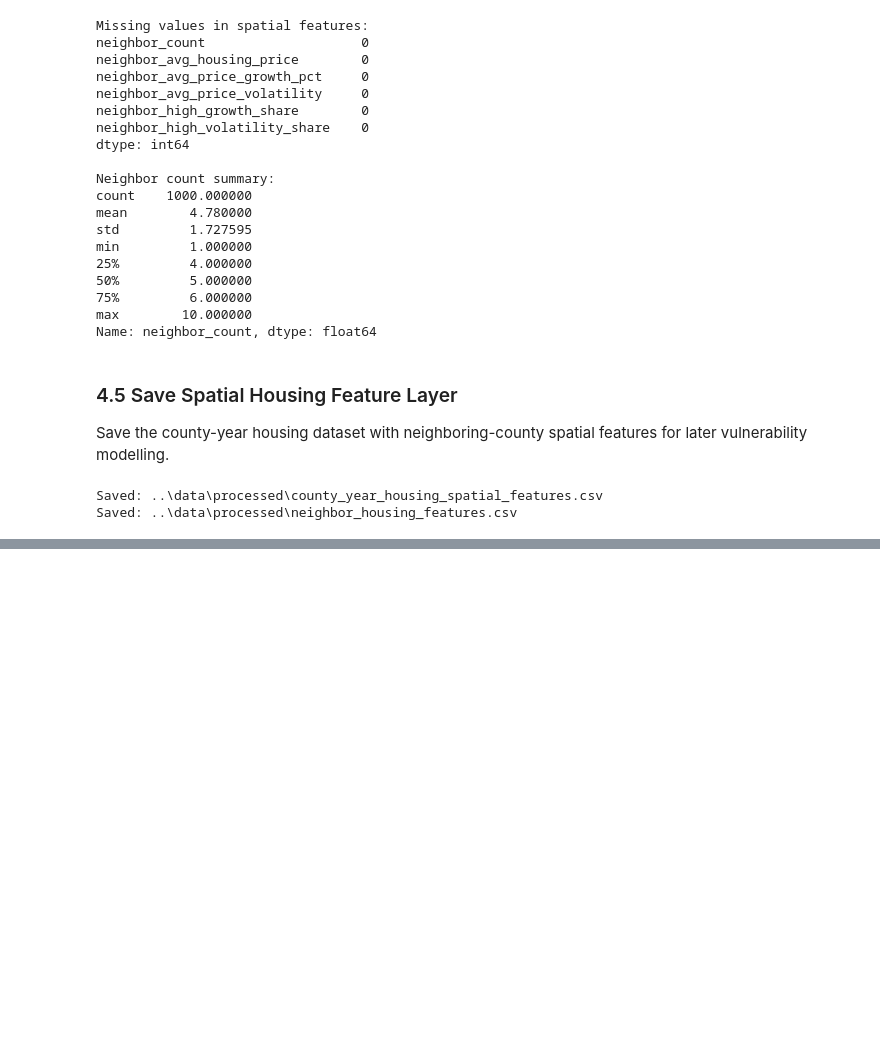
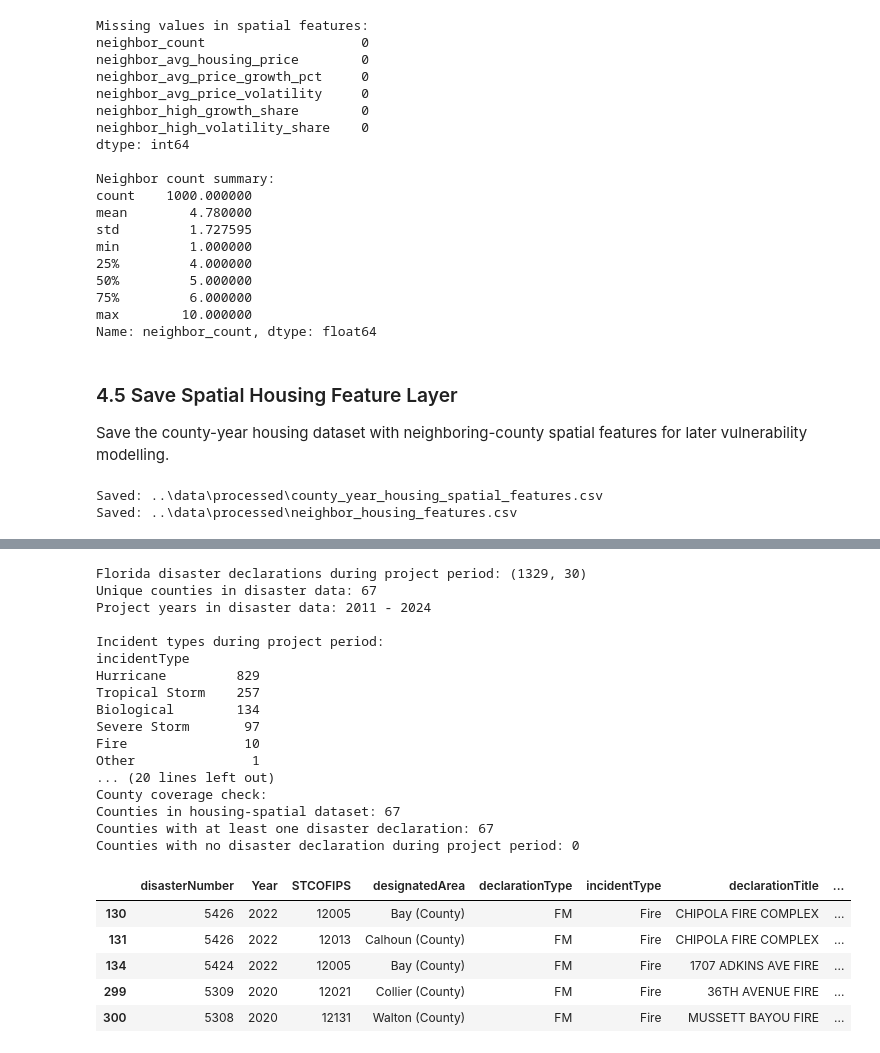
Before and after one commit to NimrahAltafAdam/climate-risk-housing-valuation, a Jupyter notebook: notebooks/04_county_year_vulnerability_dataset.ipynb, the cells around one changed output, grey strips where cells are left out. Saved outputs shown, nothing was run; the diff lists cells and outputs as text; code cells hidden in the pictures; blank space fills up the shorter version.

```diff
--- a/notebooks/04_county_year_vulnerability_dataset.ipynb
+++ b/notebooks/04_county_year_vulnerability_dataset.ipynb
@@ -1082,0 +1286,77 @@ Saved: ..\data\processed\neighbor_housing_features.csv
+# %%
+# ==================================================
+# 5.3 Filter Disaster Data to Project Period
+# ==================================================
+
+# Create disaster year using incident begin date
+fl_disasters["Year"] = fl_disasters["incidentBeginDate"].dt.year
+
+# Filter to project period
+fl_disasters_project = fl_disasters[
+    (fl_disasters["Year"] >= 2011) &
+    (fl_disasters["Year"] <= 2025)
+].copy()
+
+# Remove statewide or non-county records
+# Florida county FIPS codes should be 12001 to 12133 and should match the 67 housing counties
+housing_county_fips = set(county_year_spatial["STCOFIPS"].astype(str).unique())
+
+fl_disasters_project = fl_disasters_project[
+    fl_disasters_project["STCOFIPS"].isin(housing_county_fips)
+].copy()
+
+# Basic validation
+print("Florida disaster declarations during project period:", fl_disasters_project.shape)
+print("Unique counties in disaster data:", fl_disasters_project["STCOFIPS"].nunique())
+print("Project years in disaster data:", fl_disasters_project["Year"].min(), "-", fl_disasters_project["Year"].max())
+
+print("\nIncident types during project period:")
+print(fl_disasters_project["incidentType"].value_counts())
+
+print("\nDeclarations by year:")
+print(fl_disasters_project["Year"].value_counts().sort_index())
+
+print("\nCounty coverage check:")
+print("Counties in housing-spatial dataset:", county_year_spatial["STCOFIPS"].nunique())
+print("Counties with at least one disaster declaration:", fl_disasters_project["STCOFIPS"].nunique())
+print("Counties with no disaster declaration during project period:",
+      len(housing_county_fips - set(fl_disasters_project["STCOFIPS"].unique())))
+
+# Preview filtered records
+fl_disasters_project[
+    [
+        "disasterNumber",
+        "Year",
+        "STCOFIPS",
+        "designatedArea",
+        "declarationType",
+        "incidentType",
+        "declarationTitle",
+        "incidentBeginDate",
+        "incidentEndDate"
+    ]
+].head()
+# %% [output]
+Florida disaster declarations during project period: (1329, 30)
+Unique counties in disaster data: 67
+Project years in disaster data: 2011 - 2024
+
+Incident types during project period:
+incidentType
+Hurricane         829
+Tropical Storm    257
+Biological        134
+Severe Storm       97
+Fire               10
+Other               1
+... (20 lines left out)
+County coverage check:
+Counties in housing-spatial dataset: 67
+Counties with at least one disaster declaration: 67
+Counties with no disaster declaration during project period: 0
+|  | disasterNumber | Year | STCOFIPS | designatedArea | declarationType | incidentType | declarationTitle | ... |
+| 130 | 5426 | 2022 | 12005 | Bay (County) | FM | Fire | CHIPOLA FIRE COMPLEX | ... |
+| 131 | 5426 | 2022 | 12013 | Calhoun (County) | FM | Fire | CHIPOLA FIRE COMPLEX | ... |
+| 134 | 5424 | 2022 | 12005 | Bay (County) | FM | Fire | 1707 ADKINS AVE FIRE | ... |
+| 299 | 5309 | 2020 | 12021 | Collier (County) | FM | Fire | 36TH AVENUE FIRE | ... |
+| 300 | 5308 | 2020 | 12131 | Walton (County) | FM | Fire | MUSSETT BAYOU FIRE | ... |
```
Also changed, not shown: parts of 20 cells of this notebook, 1 other file.
